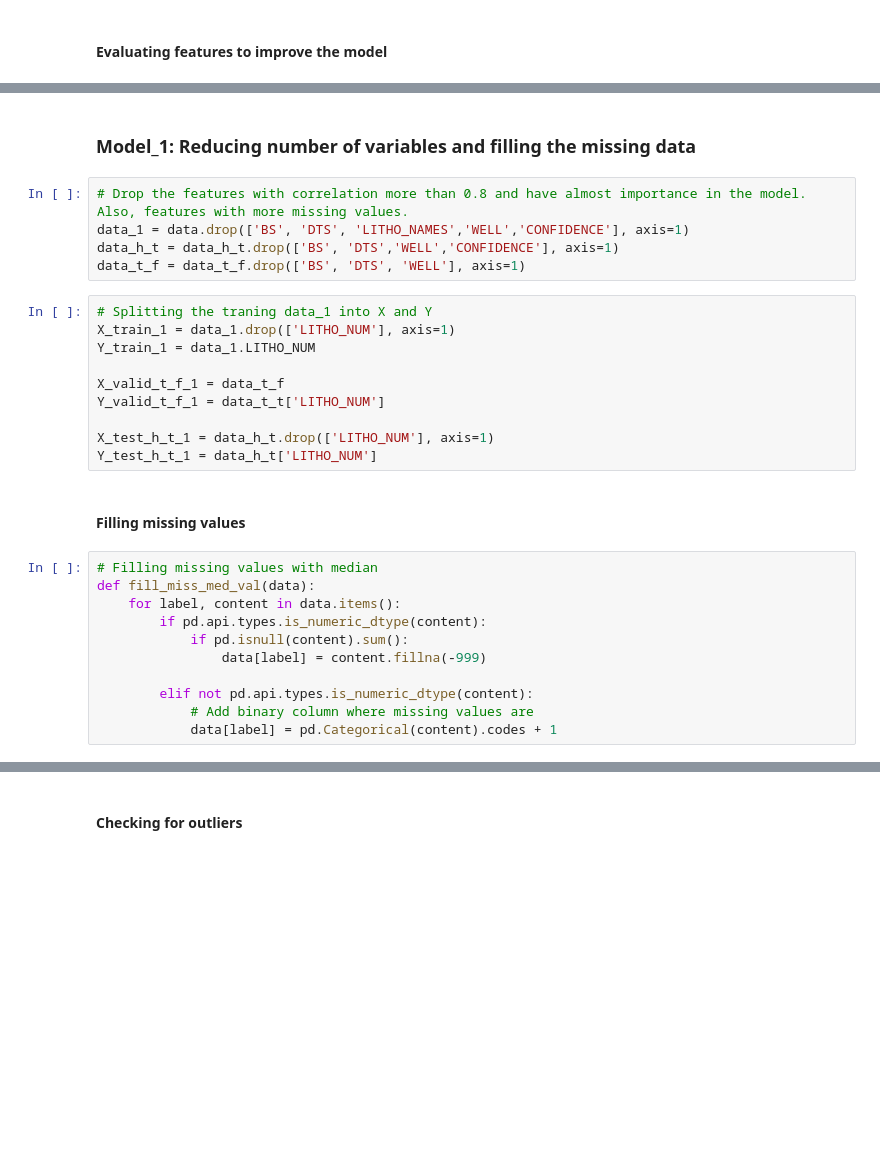
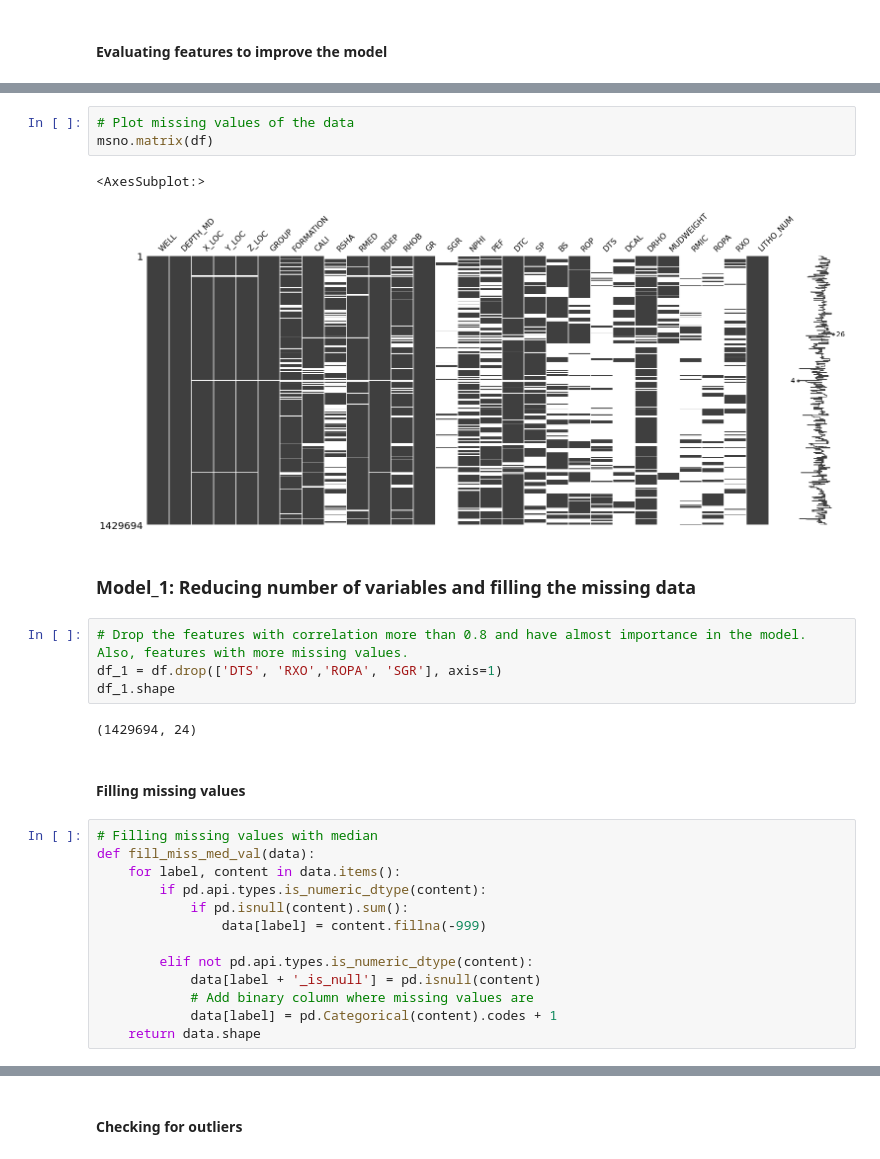
Before and after one commit to Dnbg1982/Oil-Gas-Projects, a Jupyter notebook: Exploration/Notebooks/LAS Files.ipynb, the cells around one changed output, grey strips where cells are left out. Cells and saved outputs as stored; diff of their text form; blank space fills up the shorter version.

```diff
--- a/Exploration/Notebooks/LAS Files.ipynb
+++ b/Exploration/Notebooks/LAS Files.ipynb
@@ -351,20 +356,17 @@ sns.heatmap(round(X_train_b.corr(),2), annot=True, cmap='YlGnBu');
+# %%
+# Plot missing values of the data
+msno.matrix(df)
+# %% [output]
+<AxesSubplot:>
+[figure, added]
 # %% [markdown]
 ### Model_1: Reducing number of variables and filling the missing data
 # %%
 # Drop the features with correlation more than 0.8 and have almost importance in the model. Also, features with more missing values.
-data_1 = data.drop(['BS', 'DTS', 'LITHO_NAMES','WELL','CONFIDENCE'], axis=1)
-data_h_t = data_h_t.drop(['BS', 'DTS','WELL','CONFIDENCE'], axis=1)
-data_t_f = data_t_f.drop(['BS', 'DTS', 'WELL'], axis=1)
+df_1 = df.drop(['DTS', 'RXO','ROPA', 'SGR'], axis=1)
+df_1.shape
+# %% [output]
+(1429694, 24)
-# %%
-# Splitting the traning data_1 into X and Y
-X_train_1 = data_1.drop(['LITHO_NUM'], axis=1)
-Y_train_1 = data_1.LITHO_NUM
-
-X_valid_t_f_1 = data_t_f
-Y_valid_t_f_1 = data_t_t['LITHO_NUM']
-
-X_test_h_t_1 = data_h_t.drop(['LITHO_NUM'], axis=1)
-Y_test_h_t_1 = data_h_t['LITHO_NUM']
 # %% [markdown]
 #### Filling missing values
 # %%
@@ -376,6 +378,8 @@ def fill_miss_med_val(data):
                 data[label] = content.fillna(-999)
 
         elif not pd.api.types.is_numeric_dtype(content):
+            data[label + '_is_null'] = pd.isnull(content)
             # Add binary column where missing values are
             data[label] = pd.Categorical(content).codes + 1
+    return data.shape
 # %%
```
Also changed, not shown: parts of 33 cells of this notebook.
